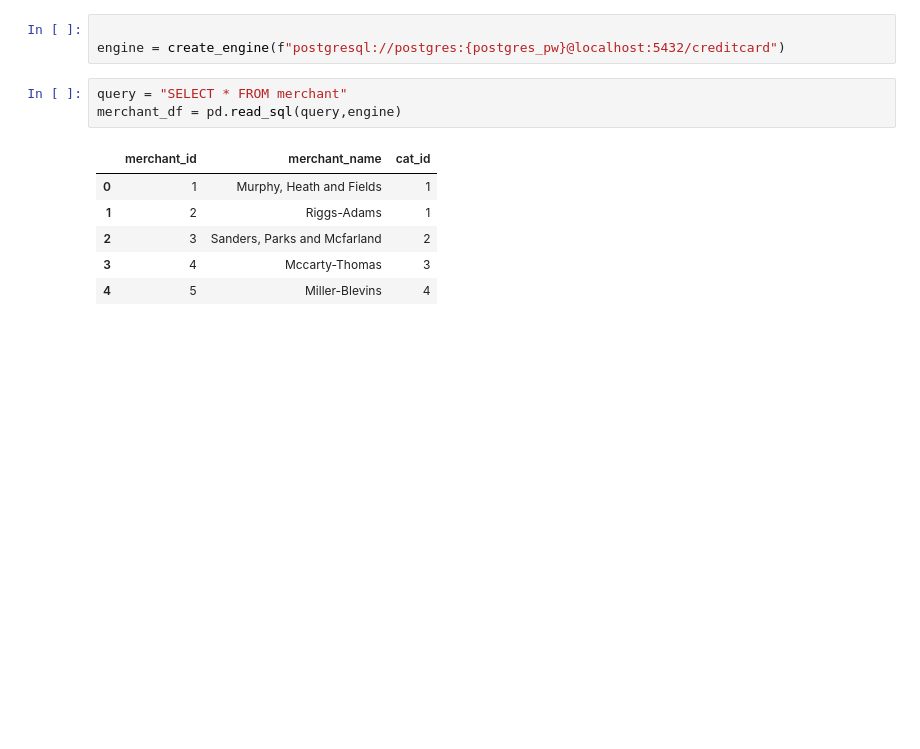
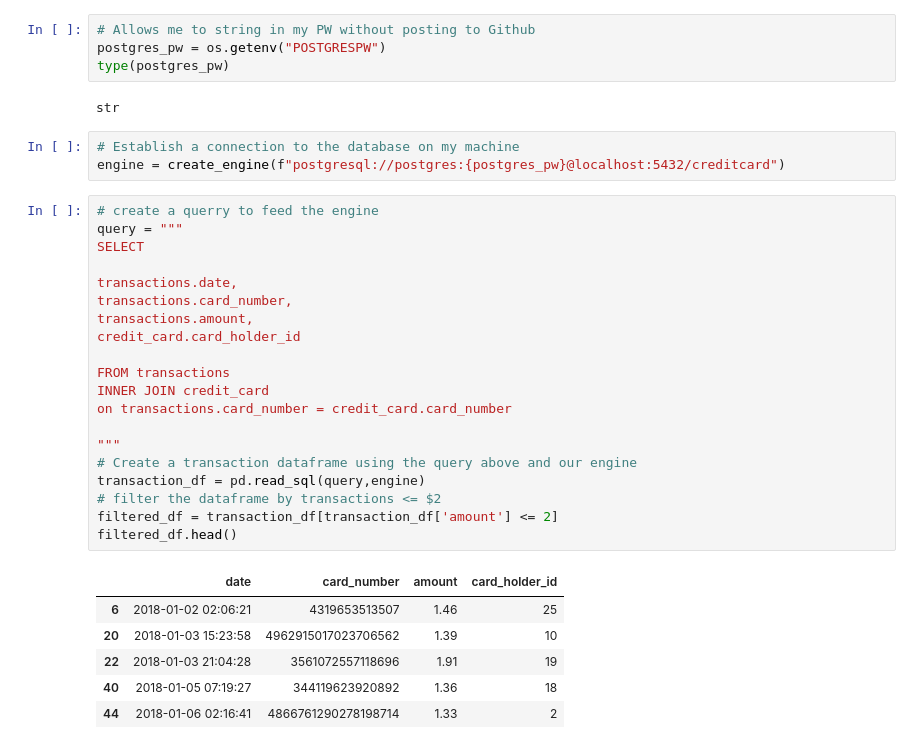
Before and after one commit to laramiedunlap/SQLrepo, a Jupyter notebook: main.ipynb, the cells around one changed output. Saved outputs shown, nothing was run; the diff lists cells and outputs as text; blank space fills up the shorter version.

```diff
--- a/main.ipynb
+++ b/main.ipynb
@@ -31,13 +45,36 @@ str
+# %%
+# Allows me to string in my PW without posting to Github
+postgres_pw = os.getenv("POSTGRESPW")
+type(postgres_pw)
+# %% [output]
+str
 # %%
-
+# Establish a connection to the database on my machine
 engine = create_engine(f"postgresql://postgres:{postgres_pw}@localhost:5432/creditcard")
-# %%
-query = "SELECT * FROM merchant"
-merchant_df = pd.read_sql(query,engine)
-# %% [output]
-|  | merchant_id | merchant_name | cat_id |
-| 0 | 1 | Murphy, Heath and Fields | 1 |
-| 1 | 2 | Riggs-Adams | 1 |
-| 2 | 3 | Sanders, Parks and Mcfarland | 2 |
-| 3 | 4 | Mccarty-Thomas | 3 |
-| 4 | 5 | Miller-Blevins | 4 |
+# %%
+# create a querry to feed the engine
+query = """
+SELECT
+
+transactions.date,
+transactions.card_number,
+transactions.amount,
+credit_card.card_holder_id
+
+FROM transactions
+INNER JOIN credit_card
+on transactions.card_number = credit_card.card_number
+
+"""
+# Create a transaction dataframe using the query above and our engine
+transaction_df = pd.read_sql(query,engine)
+# filter the dataframe by transactions <= $2
+filtered_df = transaction_df[transaction_df['amount'] <= 2]
+filtered_df.head()
+# %% [output]
+|  | date | card_number | amount | card_holder_id |
+| 6 | 2018-01-02 02:06:21 | 4319653513507 | 1.46 | 25 |
+| 20 | 2018-01-03 15:23:58 | 4962915017023706562 | 1.39 | 10 |
+| 22 | 2018-01-03 21:04:28 | 3561072557118696 | 1.91 | 19 |
+| 40 | 2018-01-05 07:19:27 | 344119623920892 | 1.36 | 18 |
+| 44 | 2018-01-06 02:16:41 | 4866761290278198714 | 1.33 | 2 |
```
Also changed, not shown: parts of 12 cells of this notebook.
